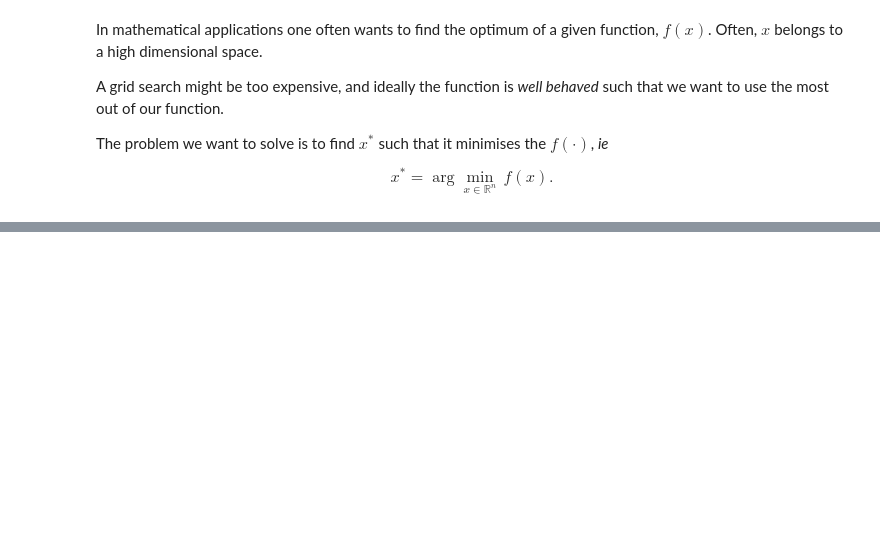
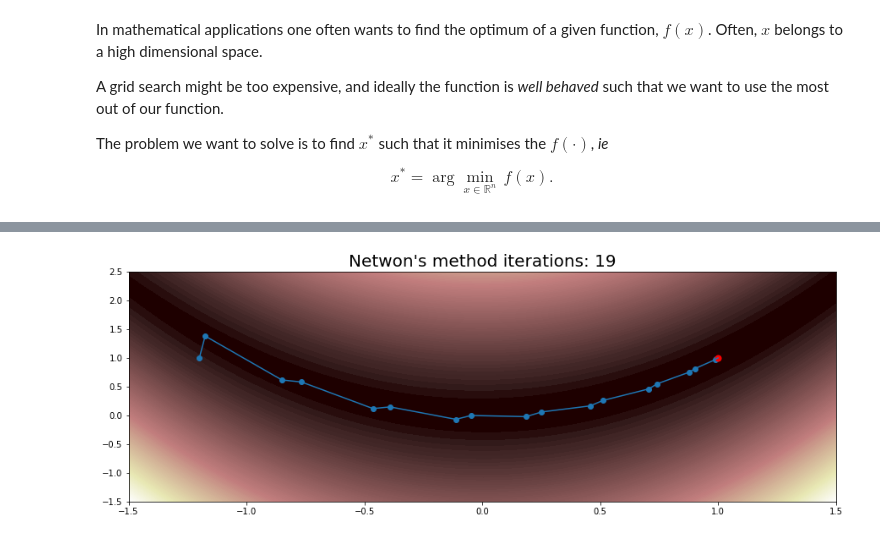
Before and after one commit to agarbuno/probnum, a Jupyter notebook: python/bfgs.ipynb, the cells around one changed output, grey strips where cells are left out. Cells and saved outputs as stored; diff of their text form; code cells hidden in the pictures; blank space fills up the shorter version.

```diff
--- a/python/bfgs.ipynb
+++ b/python/bfgs.ipynb
@@ -106,0 +289,6 @@ Inspired by this [blog](http://aria42.com/blog/2014/12/understanding-lbfgs).
+# %%
+plot_iter(Xall_nw, niter = n_nw)
+plt.title("Netwon's method iterations: %s"%(n_nw), fontsize = 20);
+plt.scatter(1,1,c = 'r', s = 50, zorder = 3);
+# %% [output]
+[figure, added]
```
Also changed, not shown: parts of 30 cells of this notebook, 2 other files.
